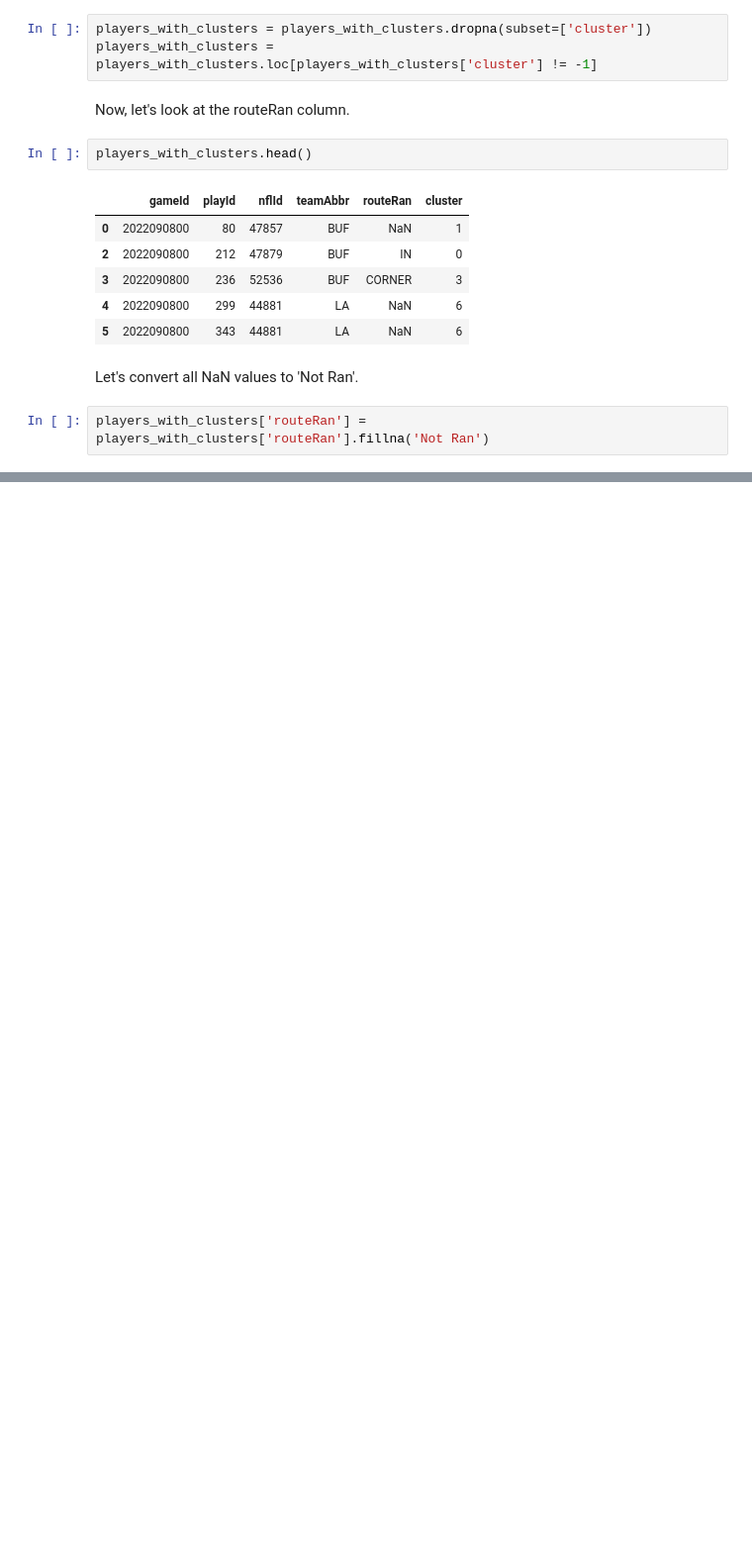
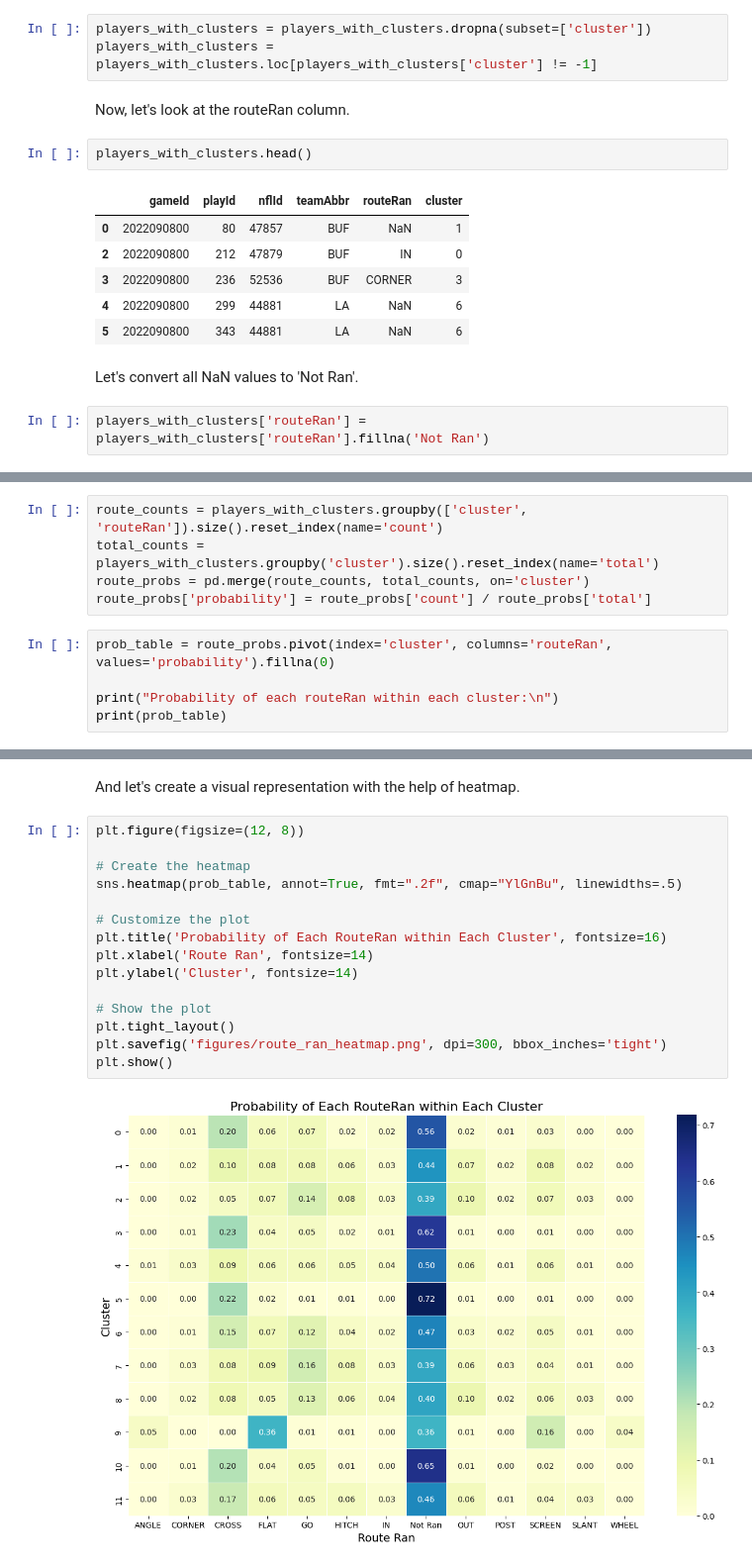
Before and after one commit to b00nk3r/NFL-Big-Data-Bowl-2025, a Jupyter notebook: code/route_ran_analysis.ipynb, the cells around one changed output, grey strips where cells are left out. Shown at 99% size. Saved outputs shown, nothing was run; the diff lists cells and outputs as text; blank space fills up the shorter version.

Commit message:
Calculate probabilities for running routes

```diff
--- a/code/route_ran_analysis.ipynb
+++ b/code/route_ran_analysis.ipynb
@@ -66,0 +72,10 @@ players_with_clusters['routeRan'] = players_with_clusters['routeRan'].fillna('No
+# %%
+route_counts = players_with_clusters.groupby(['cluster', 'routeRan']).size().reset_index(name='count')
+total_counts = players_with_clusters.groupby('cluster').size().reset_index(name='total')
+route_probs = pd.merge(route_counts, total_counts, on='cluster')
+route_probs['probability'] = route_probs['count'] / route_probs['total']
+# %%
+prob_table = route_probs.pivot(index='cluster', columns='routeRan', values='probability').fillna(0)
+
+print("Probability of each routeRan within each cluster:\n")
+print(prob_table)
@@ -66,0 +100,19 @@ players_with_clusters['routeRan'] = players_with_clusters['routeRan'].fillna('No
+# %% [markdown]
+And let's create a visual representation with the help of heatmap.
+# %%
+plt.figure(figsize=(12, 8))
+
+# Create the heatmap
+sns.heatmap(prob_table, annot=True, fmt=".2f", cmap="YlGnBu", linewidths=.5)
+
+# Customize the plot
+plt.title('Probability of Each RouteRan within Each Cluster', fontsize=16)
+plt.xlabel('Route Ran', fontsize=14)
+plt.ylabel('Cluster', fontsize=14)
+
+# Show the plot
+plt.tight_layout()
+plt.savefig('figures/route_ran_heatmap.png', dpi=300, bbox_inches='tight')
+plt.show()
+# %% [output]
+[figure, added]
```
Also changed, not shown: parts of 4 cells of this notebook, 1 other file.
